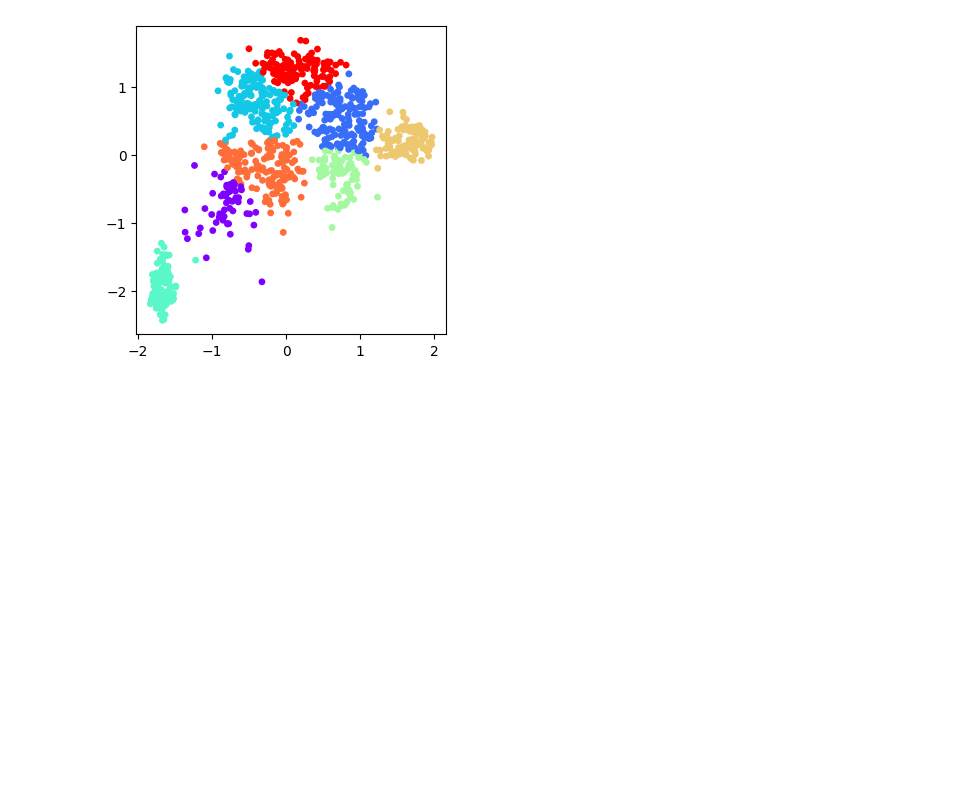
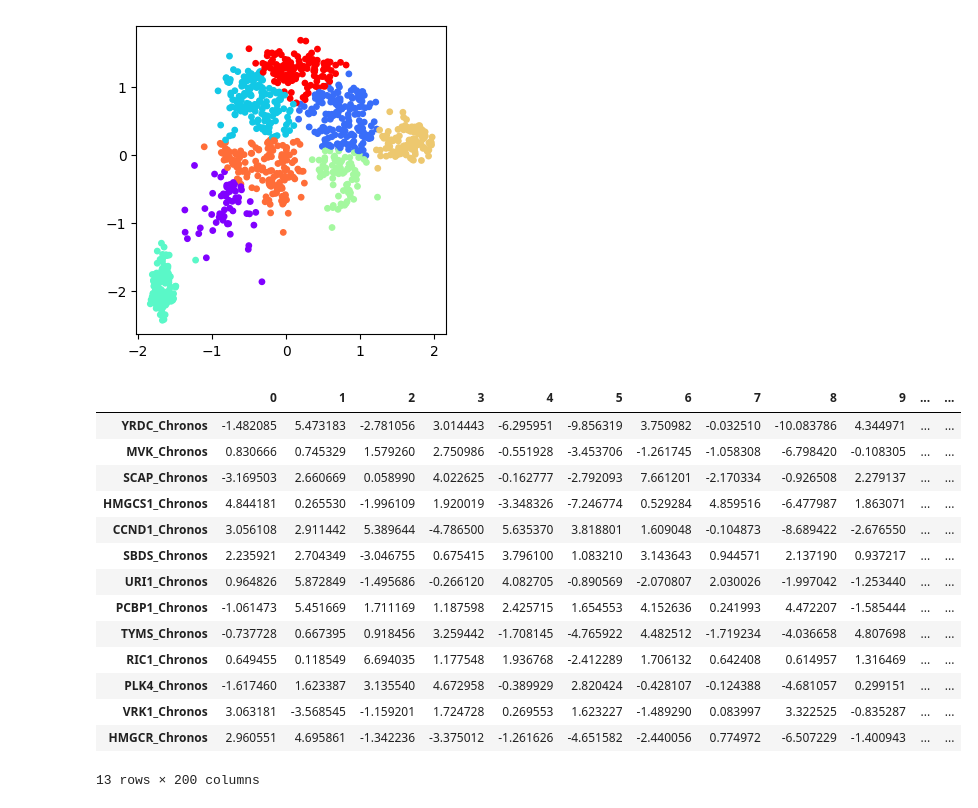
Before and after one commit to kkkkito/statemap, a Jupyter notebook: notebooks/Dimensionality_Reduction.ipynb, the cells around one changed output. Drawn from its saved outputs; the diff is of its cells as text; code cells hidden in the pictures; blank space fills up the shorter version.

```diff
--- a/notebooks/Dimensionality_Reduction.ipynb
+++ b/notebooks/Dimensionality_Reduction.ipynb
@@ -239,3 +253,13 @@ for method_name, reducer in dimensionality_reduction_methods.items():
 
 # 結果をデータフレームに格納
 df_results = pd.DataFrame(results, columns=["Dimensionality Reduction", "Clustering Method", "k", "Modularity Score"])
+# %%
+from sklearn.decomposition import PCA, FactorAnalysis, SparsePCA
+
+cd = chronos.dropna()
+reducer = FactorAnalysis(n_components=200,rotation='quartimax')
+#reducer = SparsePCA(n_components=200)
+
+embedding = reducer.fit_transform(cd)
+# %%
+emb_df = pd.DataFrame(embedding)
@@ -241,0 +276,20 @@ df_results = pd.DataFrame(results, columns=["Dimensionality Reduction", "Cluster
+# %%
+emb_df.index = cd.index
+# %%
+emb_df.sort_values(94)[:13]
+# %% [output]
+|  | 0 | 1 | 2 | 3 | 4 | 5 | 6 | 7 | 8 | 9 | ... | ... |
+| YRDC_Chronos | -1.482085 | 5.473183 | -2.781056 | 3.014443 | -6.295951 | -9.856319 | 3.750982 | -0.032510 | -10.083786 | 4.344971 | ... | ... |
+| MVK_Chronos | 0.830666 | 0.745329 | 1.579260 | 2.750986 | -0.551928 | -3.453706 | -1.261745 | -1.058308 | -6.798420 | -0.108305 | ... | ... |
+| SCAP_Chronos | -3.169503 | 2.660669 | 0.058990 | 4.022625 | -0.162777 | -2.792093 | 7.661201 | -2.170334 | -0.926508 | 2.279137 | ... | ... |
+| HMGCS1_Chronos | 4.844181 | 0.265530 | -1.996109 | 1.920019 | -3.348326 | -7.246774 | 0.529284 | 4.859516 | -6.477987 | 1.863071 | ... | ... |
+| CCND1_Chronos | 3.056108 | 2.911442 | 5.389644 | -4.786500 | 5.635370 | 3.818801 | 1.609048 | -0.104873 | -8.689422 | -2.676550 | ... | ... |
+| SBDS_Chronos | 2.235921 | 2.704349 | -3.046755 | 0.675415 | 3.796100 | 1.083210 | 3.143643 | 0.944571 | 2.137190 | 0.937217 | ... | ... |
+| URI1_Chronos | 0.964826 | 5.872849 | -1.495686 | -0.266120 | 4.082705 | -0.890569 | -2.070807 | 2.030026 | -1.997042 | -1.253440 | ... | ... |
+| PCBP1_Chronos | -1.061473 | 5.451669 | 1.711169 | 1.187598 | 2.425715 | 1.654553 | 4.152636 | 0.241993 | 4.472207 | -1.585444 | ... | ... |
+| TYMS_Chronos | -0.737728 | 0.667395 | 0.918456 | 3.259442 | -1.708145 | -4.765922 | 4.482512 | -1.719234 | -4.036658 | 4.807698 | ... | ... |
+| RIC1_Chronos | 0.649455 | 0.118549 | 6.694035 | 1.177548 | 1.936768 | -2.412289 | 1.706132 | 0.642408 | 0.614957 | 1.316469 | ... | ... |
+| PLK4_Chronos | -1.617460 | 1.623387 | 3.135540 | 4.672958 | -0.389929 | 2.820424 | -0.428107 | -0.124388 | -4.681057 | 0.299151 | ... | ... |
+| VRK1_Chronos | 3.063181 | -3.568545 | -1.159201 | 1.724728 | 0.269553 | 1.623227 | -1.489290 | 0.083997 | 3.322525 | -0.835287 | ... | ... |
+| HMGCR_Chronos | 2.960551 | 4.695861 | -1.342236 | -3.375012 | -1.261626 | -4.651582 | -2.440056 | 0.774972 | -6.507229 | -1.400943 | ... | ... |
+13 rows × 200 columns
```
Also changed, not shown: parts of 11 cells of this notebook, 2 other files.
